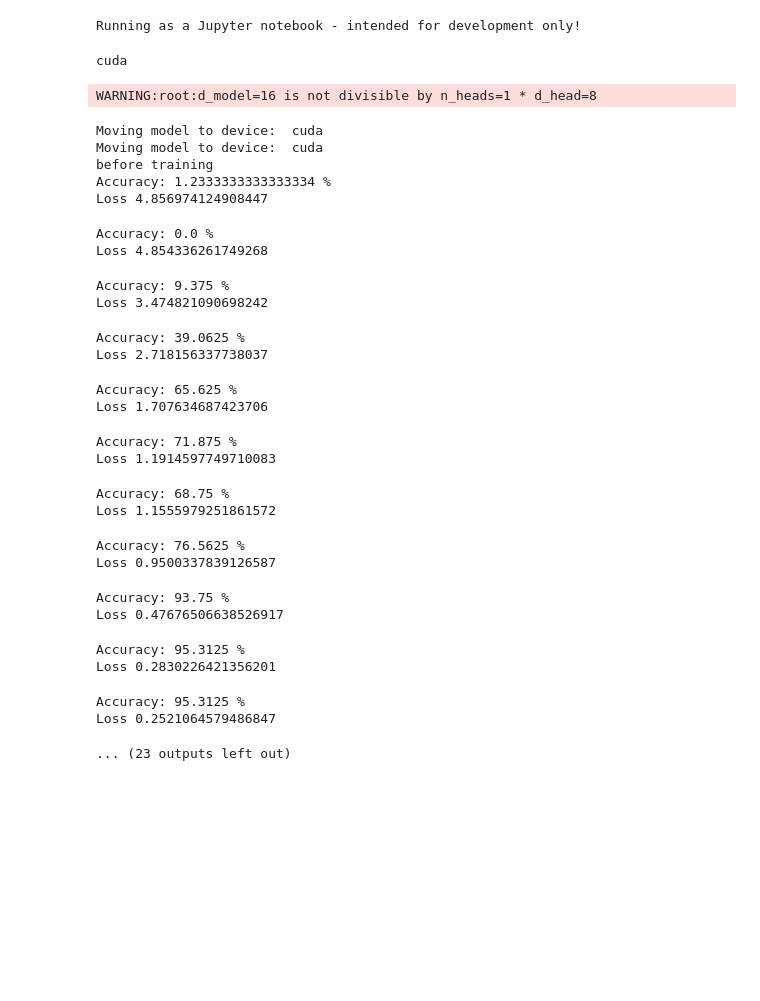
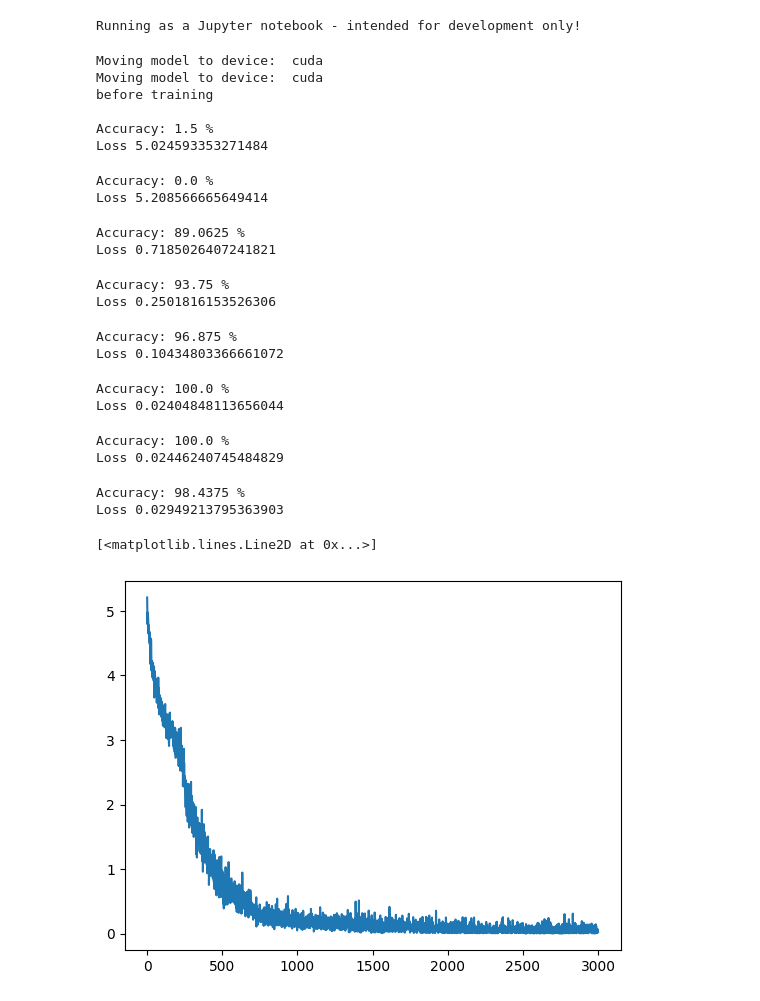
Before and after one commit to UFO-101/an-neuron, a Jupyter notebook: transformer.ipynb, the cells around one changed output. Drawn from its saved outputs; the diff is of its cells as text; code cells hidden in the pictures; blank space fills up the shorter version.

```diff
--- a/transformer.ipynb
+++ b/transformer.ipynb
@@ -28,25 +37,7 @@ if IN_COLAB:
 Running as a Jupyter notebook - intended for development only!
 # %%
 import torch
-from easy_transformer.utils import (
-    gelu_new,
-    to_numpy,
-    get_corner,
-    lm_cross_entropy_loss,
-)  # Helper functions
-from easy_transformer.hook_points import (
-    HookedRootModule,
-    HookPoint,
-)  # Hooking utilities
 from easy_transformer import EasyTransformer, EasyTransformerConfig
-import easy_transformer
-from easy_transformer.experiments import (
-    ExperimentMetric,
-    AblationConfig,
-    EasyAblation,
-    EasyPatching,
-    PatchingConfig,
-)
 import tqdm
 import torch.nn.functional as F
 import inflect
@@ -54,9 +45,6 @@ inflect_engine = inflect.engine()
 import matplotlib.pyplot as plt
 
 device = torch.device("cuda" if torch.cuda.is_available() else "cpu")
-print(device)
-# %% [output]
-cuda
 # %%
 vocab_size = 100
 sequence_length = 10
@@ -65,13 +53,14 @@ batch_size = 64
 tiny_cfg = EasyTransformerConfig(
     d_model=16,
     d_head=8,
-    n_heads=1,
+    n_heads=2,
     d_mlp=32,
     n_layers=1,
     n_ctx=50,
     act_fn="solu_ln",
     d_vocab=vocab_size,
     normalization_type="LN",
+    use_attn_result=True,
     seed=23,
 )
 tiny_model = EasyTransformer(tiny_cfg).to(device)
@@ -99,58 +88,53 @@ def evaluate_model(test_model, batch_size, print_output, number_to_print=0):
             answer_in_list = answer_given in sequence
             if answer_given == correct_answer:
                 correct_count += 1
             if index < number_to_print:
                 print("sequence: ", sequence, "answer_given: ", answer_given)
                 if answer_given == correct_answer:
                     print("Correct! Answer is: ", correct_answer)
                 elif answer_in_list:
                     answer_given_rank = sorted(list(set(sequence)), reverse=False).index(answer_given)
                     print("Incorrect! Answer given:", answer_given, "which is the", inflect_engine.ordinal(answer_given_rank + 1) , "smallest in the list (not including duplicate)")
                 else:
                     print("Incorrect! Answer given:", answer_given, "which is not in the sequence")
 
         print("\nAccuracy:", correct_count / len(output_tokens) * 100, "%")
         print("Loss", loss.item())
         # print('output_logits[:, -1][0]', output_logits[:, -1][0])
         # print('one hots[0]', one_hots[0])
 
     return loss
 
 loss_history = []
 print('before training')
 loss = evaluate_model(tiny_model, batch_size=3000, print_output=True)
 for epoch in tqdm.tqdm(range(3001)):
-    loss = evaluate_model(tiny_model, batch_size=batch_size, print_output=epoch % 100 == 0, number_to_print=0)
+    loss = evaluate_model(tiny_model, batch_size=batch_size, print_output=epoch % 500 == 0, number_to_print=0)
     loss.backward()
     loss_history.append(loss.item())
     tiny_optimizer.step()
     tiny_optimizer.zero_grad()
 plt.plot(loss_history)
 # %% [output]
-WARNING:root:d_model=16 is not divisible by n_heads=1 * d_head=8
+Moving model to device:  cuda
+Moving model to device:  cuda
+before training
+
+Accuracy: 1.5 %
+Loss 5.024593353271484
-Moving model to device:  cuda
-Moving model to device:  cuda
-before training
-Accuracy: 1.2333333333333334 %
-Loss 4.856974124908447
+Accuracy: 0.0 %
+Loss 5.208566665649414
-Accuracy: 0.0 %
-Loss 4.854336261749268
+Accuracy: 89.0625 %
+Loss 0.7185026407241821
-Accuracy: 9.375 %
-Loss 3.474821090698242
+Accuracy: 93.75 %
+Loss 0.2501816153526306
-Accuracy: 39.0625 %
-Loss 2.718156337738037
+Accuracy: 96.875 %
+Loss 0.10434803366661072
-Accuracy: 65.625 %
-Loss 1.707634687423706
+Accuracy: 100.0 %
+Loss 0.02404848113656044
-Accuracy: 71.875 %
-Loss 1.1914597749710083
+Accuracy: 100.0 %
+Loss 0.02446240745484829
-Accuracy: 68.75 %
-Loss 1.1555979251861572
+Accuracy: 98.4375 %
+Loss 0.02949213795363903
-Accuracy: 76.5625 %
-Loss 0.9500337839126587
+[<matplotlib.lines.Line2D at 0x...>]
-Accuracy: 93.75 %
-Loss 0.47676506638526917
-Accuracy: 95.3125 %
-Loss 0.2830226421356201
-Accuracy: 95.3125 %
-Loss 0.2521064579486847
-... (23 outputs left out)
+[figure, added]
```
Also changed, not shown: parts of 6 cells of this notebook, 4 other files.
